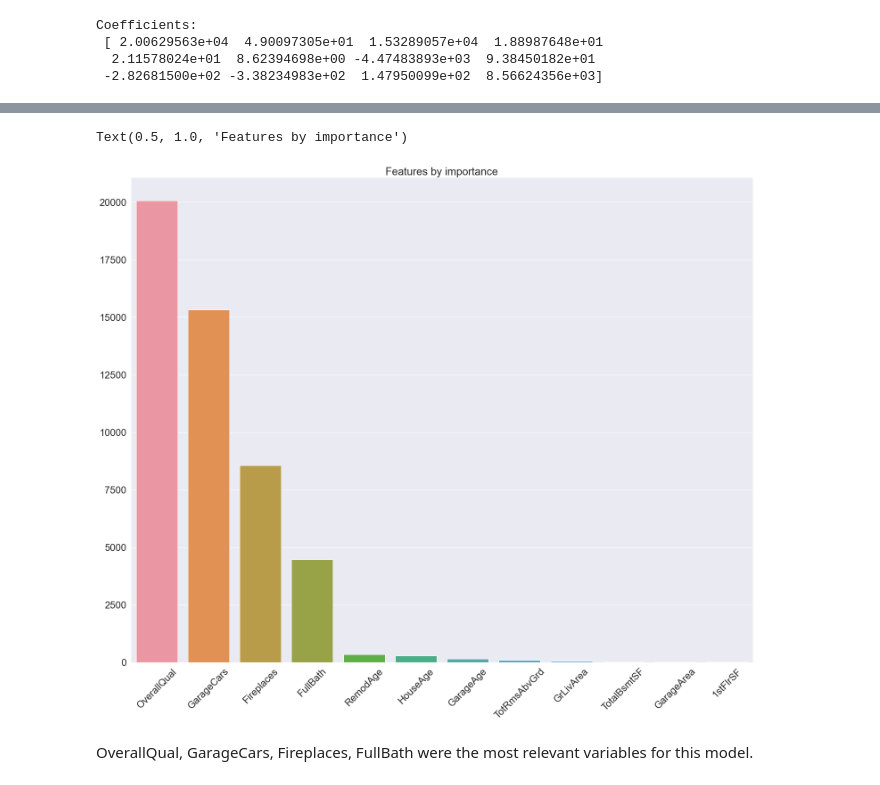
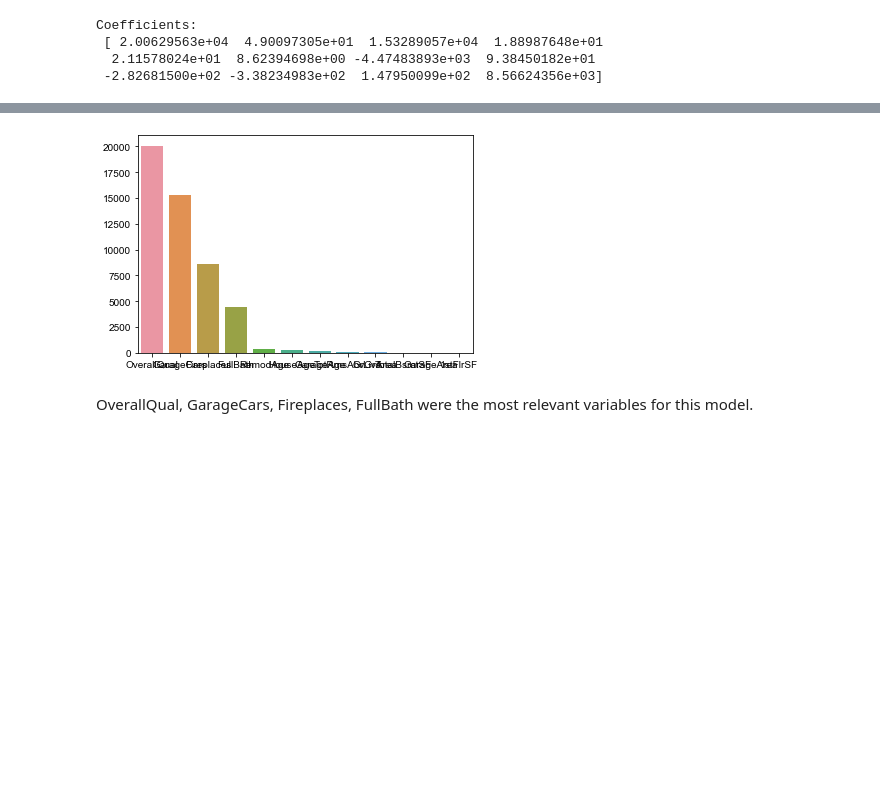
Before and after one commit to ehfreitas/Main-tmp, a Jupyter notebook: 01. Data Anaysis Process Project/Project 01.ipynb, the cells around one changed output, grey strips where cells are left out. Saved outputs shown, nothing was run; the diff lists cells and outputs as text; code cells hidden in the pictures; blank space fills up the shorter version.

```diff
--- a/01. Data Anaysis Process Project/Project 01.ipynb
+++ b/01. Data Anaysis Process Project/Project 01.ipynb
@@ -1506,7 +1522,7 @@ Notes:
 [2] The condition number is large, 2.08e+04. This might indicate that there are
 strong multicollinearity or other numerical problems.
 # %%
-lr = LinearRegression(normalize=True)
+lr = LinearRegression()
 lr.fit(X_train, y_train)
 y_pred = lr.predict(X_test)
 # %% [markdown]
@@ -1530,14 +1546,10 @@ coef_df
 |  | OverallQual | GarageCars | Fireplaces | FullBath | RemodAge | HouseAge | GarageAge | TotRmsAbvGrd | GrLivArea | ... |
 | 1 | 20062.956274 | 15328.905735 | 8566.243561 | 4474.838933 | 338.234983 | 282.6815 | 147.950099 | 93.845018 | 49.009731 | ... |
 # %%
-ax = sns.barplot(data=coef_df)
-sns.set(rc={'figure.figsize':(25,20)})
-sns.set(font_scale = 2)
-plt.xticks(rotation=45)
-plt.title('Features by importance')
+sns.barplot(data=coef_df)
+sns.set(rc={'figure.figsize':(40,30)})
 # %% [output]
-Text(0.5, 1.0, 'Features by importance')
-[figure, old version]
+[figure, new version]
 # %% [markdown]
 OverallQual, GarageCars, Fireplaces, FullBath were the most relevant variables for this model.
 # %% [markdown]
```
Also changed, not shown: parts of 6 cells of this notebook, 1 other file.
